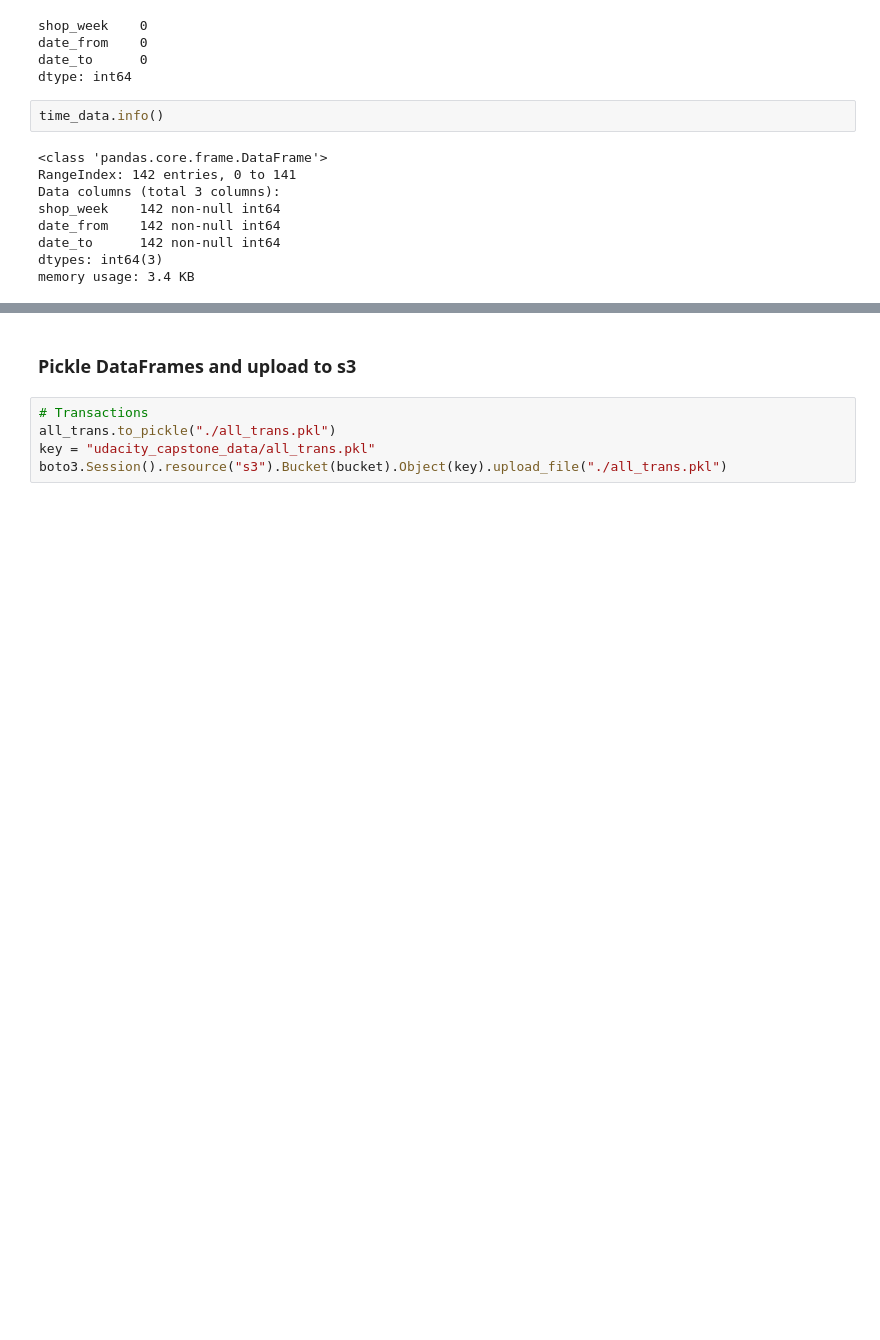
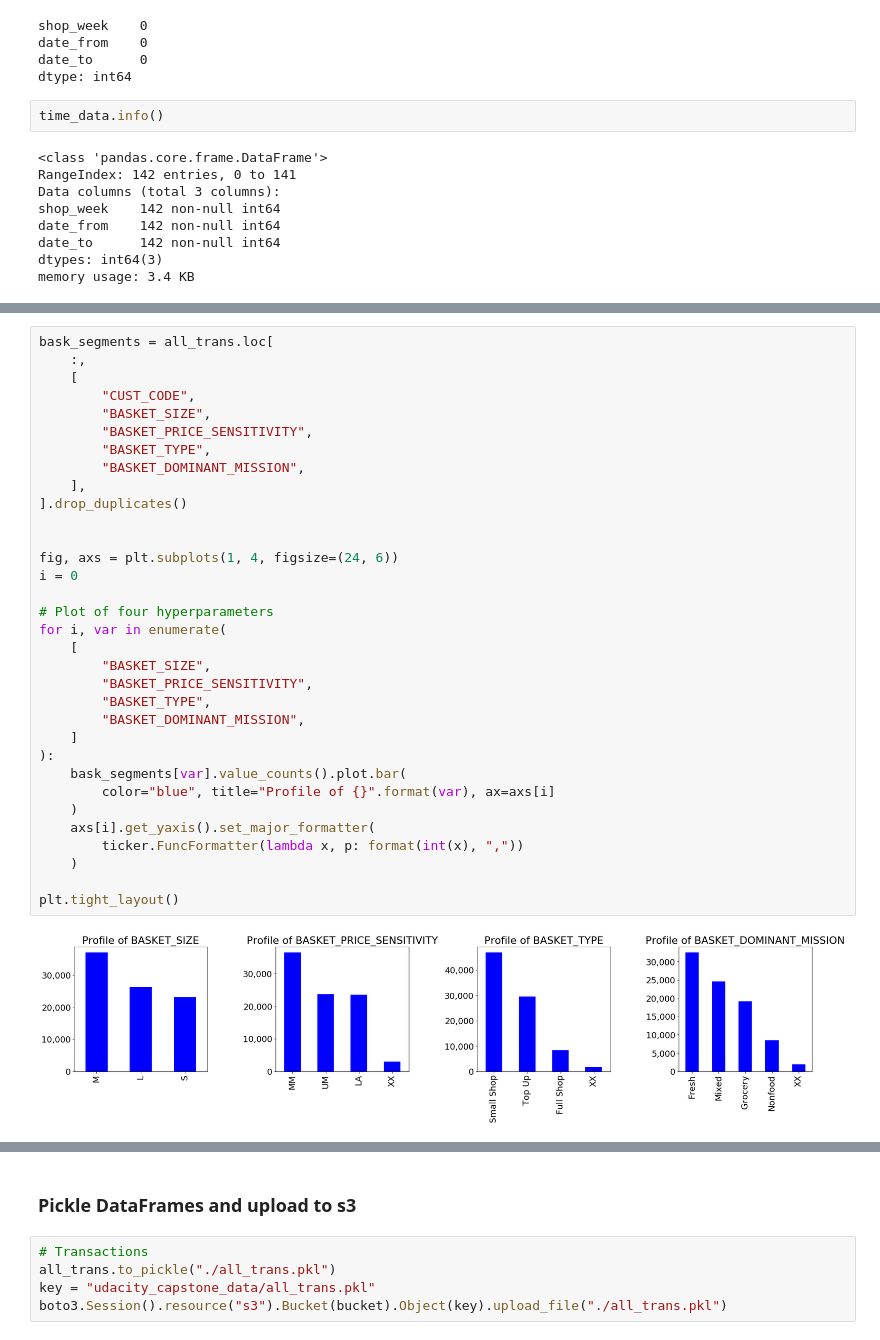
Before and after one commit to ifu97224/grocery_recommender, a Jupyter notebook: Grocery_Recommender/Import Data/Run_Import_Data_Functions.ipynb, the cells around one changed output, grey strips where cells are left out. Saved outputs shown, nothing was run; the diff lists cells and outputs as text; blank space fills up the shorter version.

```diff
--- a/Grocery_Recommender/Import Data/Run_Import_Data_Functions.ipynb
+++ b/Grocery_Recommender/Import Data/Run_Import_Data_Functions.ipynb
@@ -291,0 +326,35 @@ memory usage: 3.4 KB
+# %%
+bask_segments = all_trans.loc[
+    :,
+    [
+        "CUST_CODE",
+        "BASKET_SIZE",
+        "BASKET_PRICE_SENSITIVITY",
+        "BASKET_TYPE",
+        "BASKET_DOMINANT_MISSION",
+    ],
+].drop_duplicates()
+
+
+fig, axs = plt.subplots(1, 4, figsize=(24, 6))
+i = 0
+
+# Plot of four hyperparameters
+for i, var in enumerate(
+    [
+        "BASKET_SIZE",
+        "BASKET_PRICE_SENSITIVITY",
+        "BASKET_TYPE",
+        "BASKET_DOMINANT_MISSION",
+    ]
+):
+    bask_segments[var].value_counts().plot.bar(
+        color="blue", title="Profile of {}".format(var), ax=axs[i]
+    )
+    axs[i].get_yaxis().set_major_formatter(
+        ticker.FuncFormatter(lambda x, p: format(int(x), ","))
+    )
+
+plt.tight_layout()
+# %% [output]
+[figure, added]
```
Also changed, not shown: parts of 6 cells of this notebook, 28 other files.
